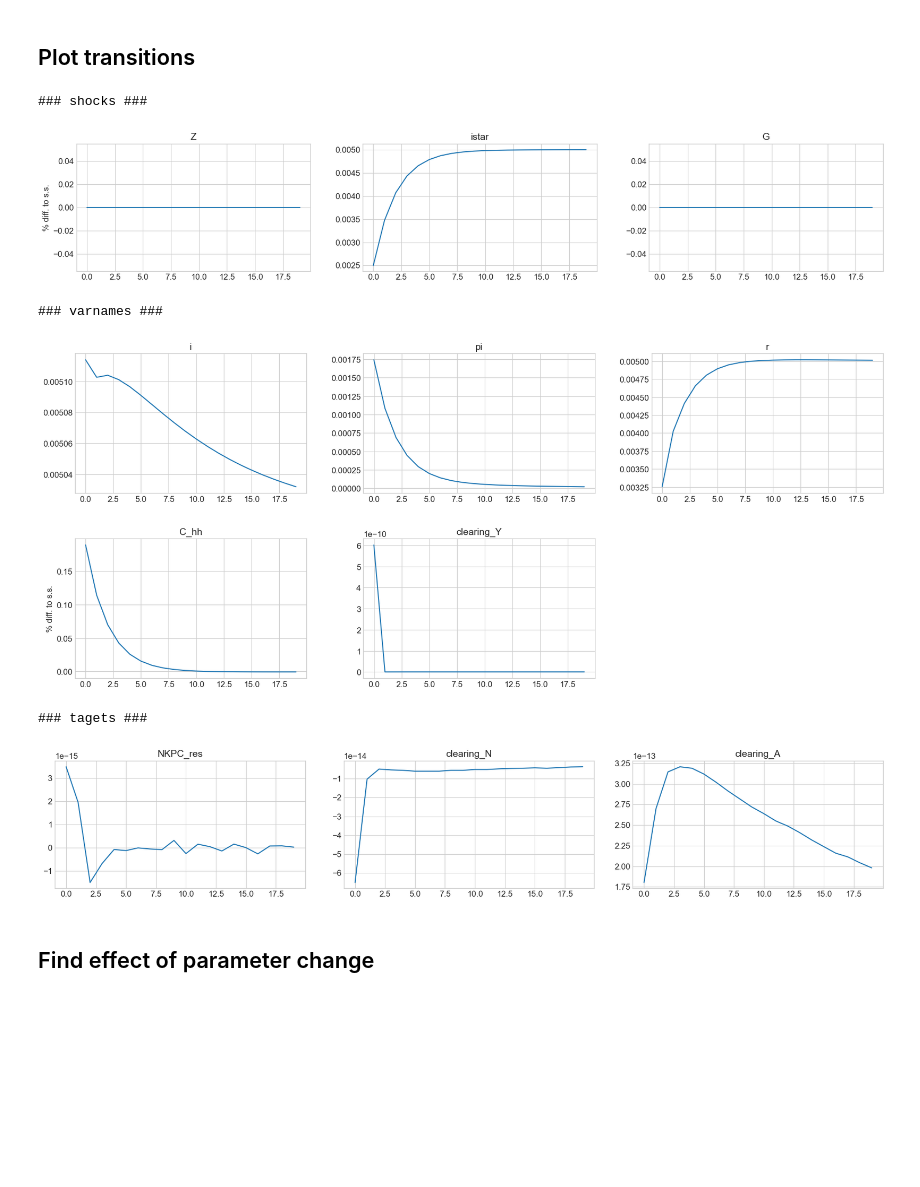
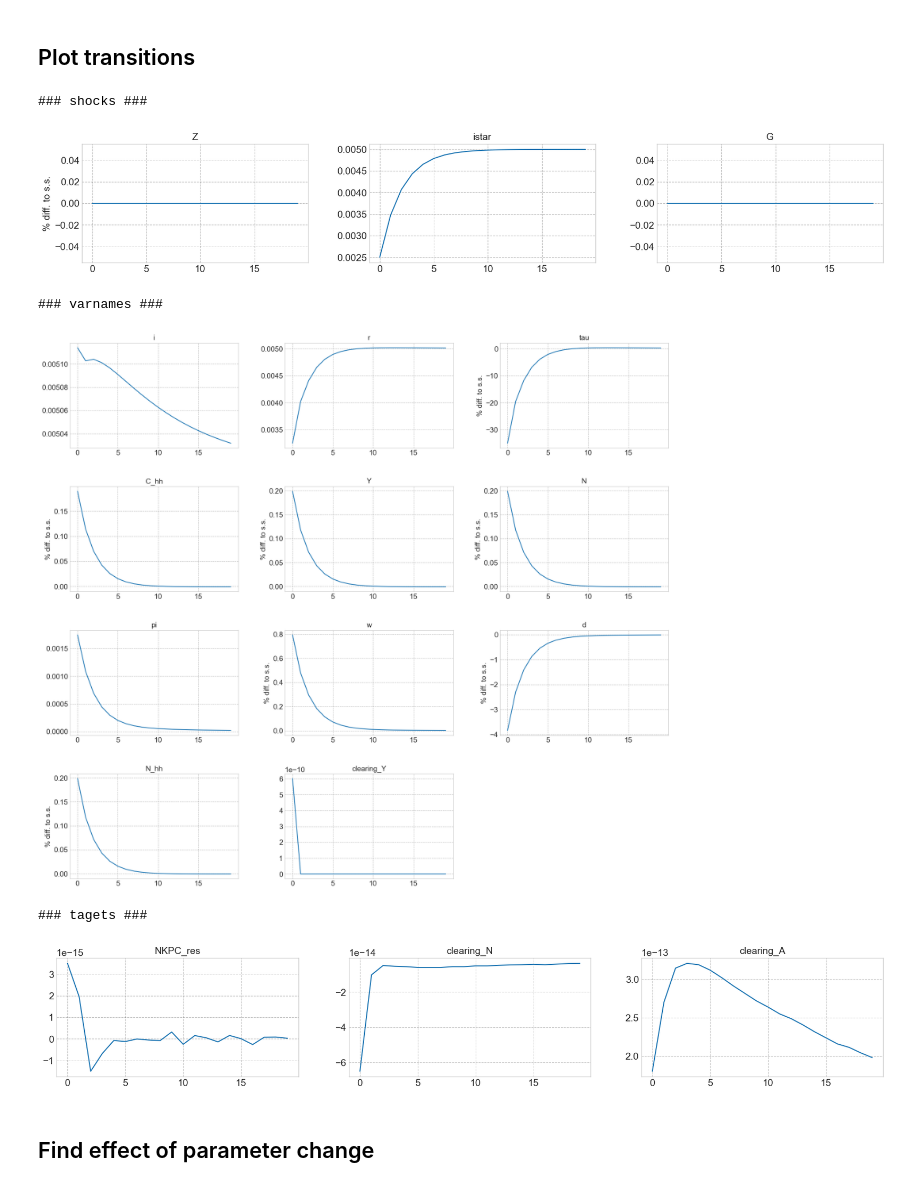
Before and after one commit to NumEconCopenhagen/GEModelToolsNotebooks, a Jupyter notebook: HANK/HANK.ipynb, the cells around one changed output. Drawn from its saved outputs; the diff is of its cells as text; code cells hidden in the pictures; blank space fills up the shorter version.

```diff
--- a/HANK/HANK.ipynb
+++ b/HANK/HANK.ipynb
@@ -218,16 +218,16 @@ transition path found in 4.0 secs
 # %% [markdown]
 ## Plot transitions
 # %%
-paths = ['i','pi','r','C_hh','clearing_Y']
+paths = ['i','r','tau','C_hh','Y','N','pi','w','d','N_hh','clearing_Y']
 lvl_value = ['i','pi','r','istar','G','clearing_Y']
 model.show_IRFs(paths,lvl_value=lvl_value,T_max=20,ncols=3)
 # %% [output]
 ### shocks ###
-[figure, old version]
+[figure, new version]
 ### varnames ###
-[figure, old version]
+[figure, new version]
 ### tagets ###
-[figure, old version]
+[figure, new version]
 # %% [markdown]
 ## Find effect of parameter change
 # %%
```
Also changed, not shown: parts of 13 cells of this notebook.
